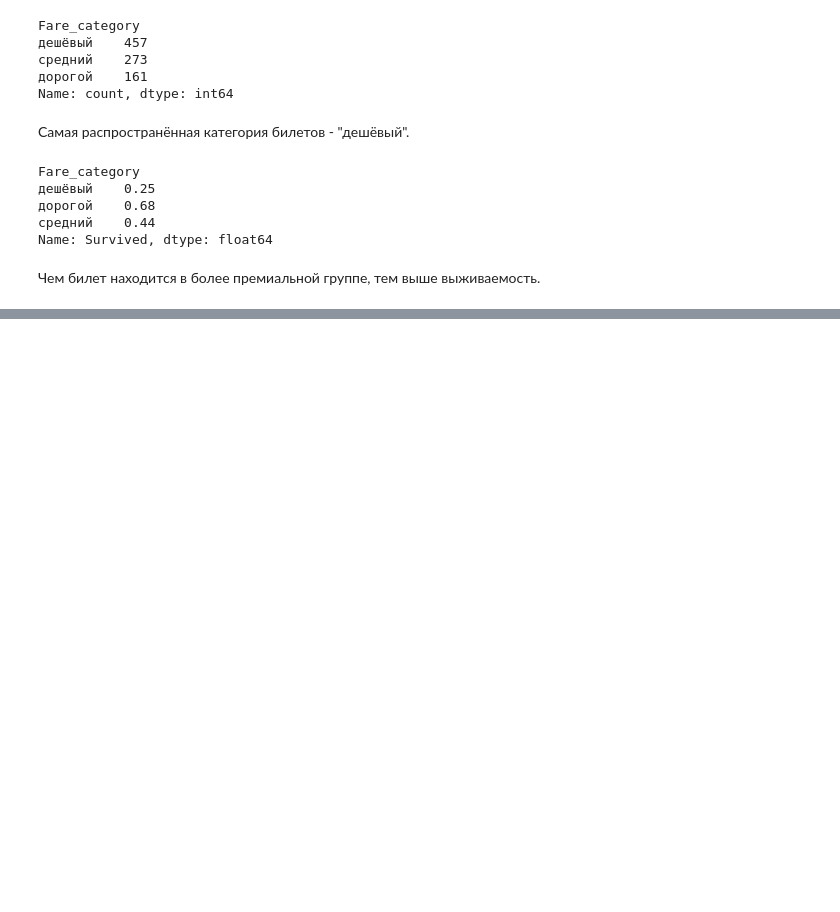
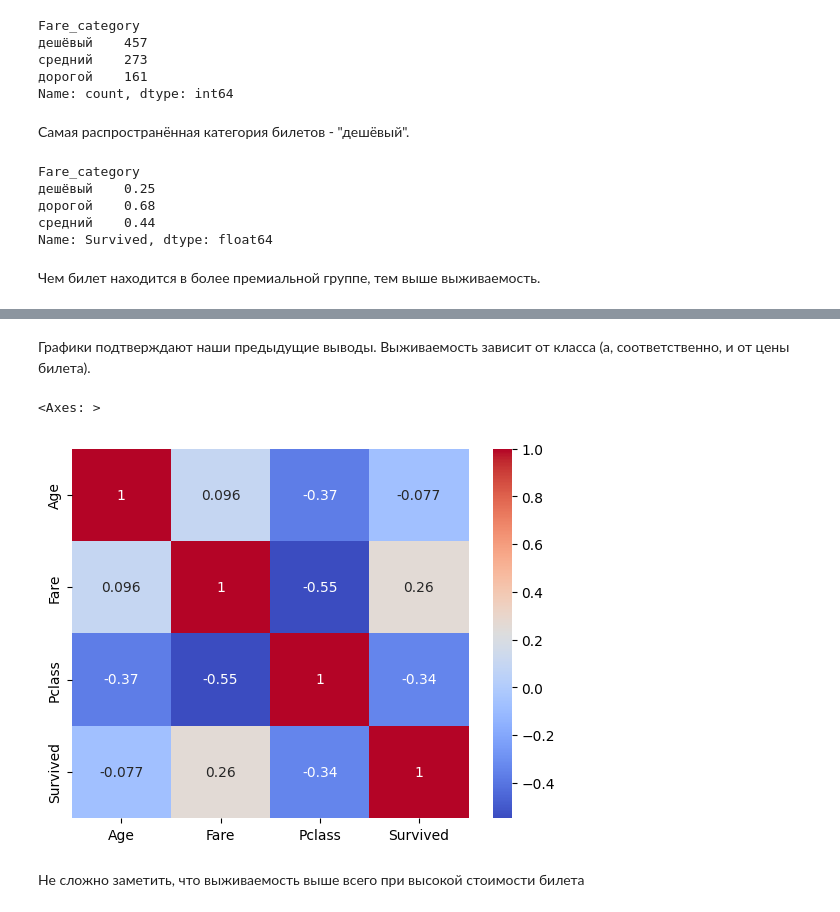
Before and after one commit to poluektovnikolaj68-droid/titanic-eda, a Jupyter notebook: titanic_practice.ipynb, the cells around one changed output, grey strips where cells are left out. Cells and saved outputs as stored; diff of their text form; code cells hidden in the pictures; blank space fills up the shorter version.

```diff
--- a/titanic_practice.ipynb
+++ b/titanic_practice.ipynb
@@ -410,0 +417,9 @@ Name: Survived, dtype: float64
+# %% [markdown]
+Графики подтверждают наши предыдущие выводы. Выживаемость зависит от класса (а, соответственно, и от цены билета).
+# %%
+sns.heatmap(df[['Age', 'Fare', 'Pclass', 'Survived']].corr(), annot=True, cmap='coolwarm')
+# %% [output]
+<Axes: >
+[figure, added]
+# %% [markdown]
+Не сложно заметить, что выживаемость выше всего при высокой стоимости билета
```
Also changed, not shown: parts of 8 cells of this notebook.
